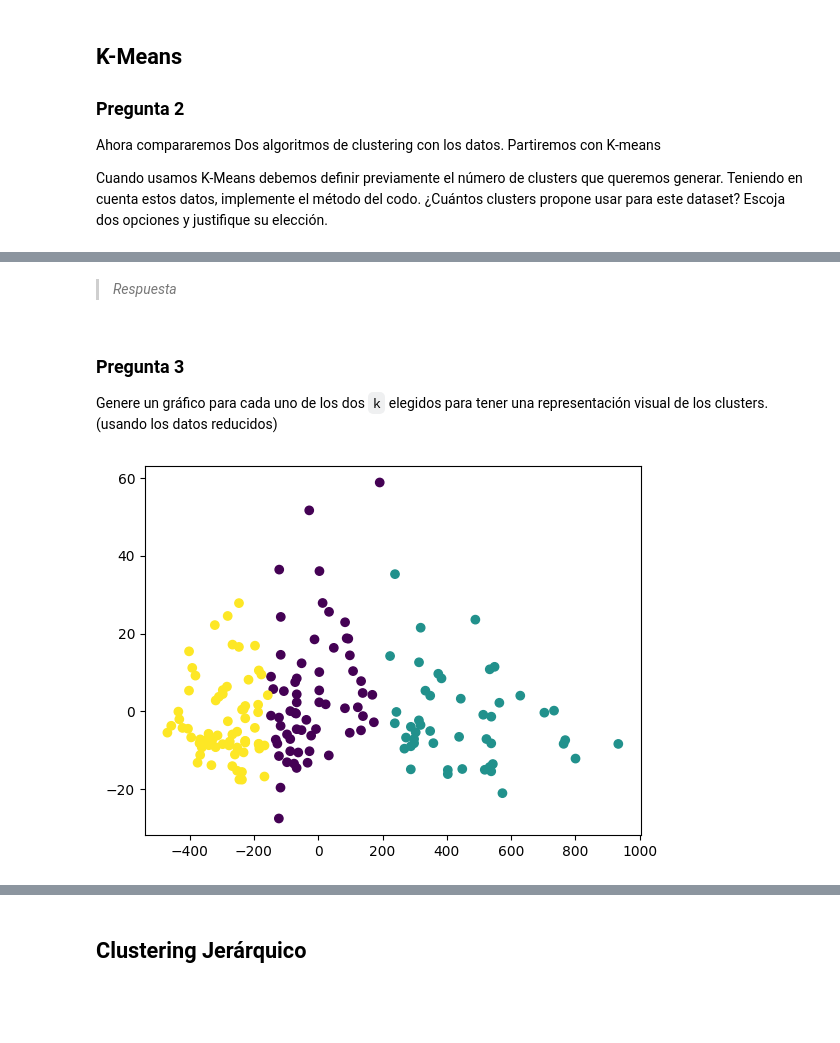
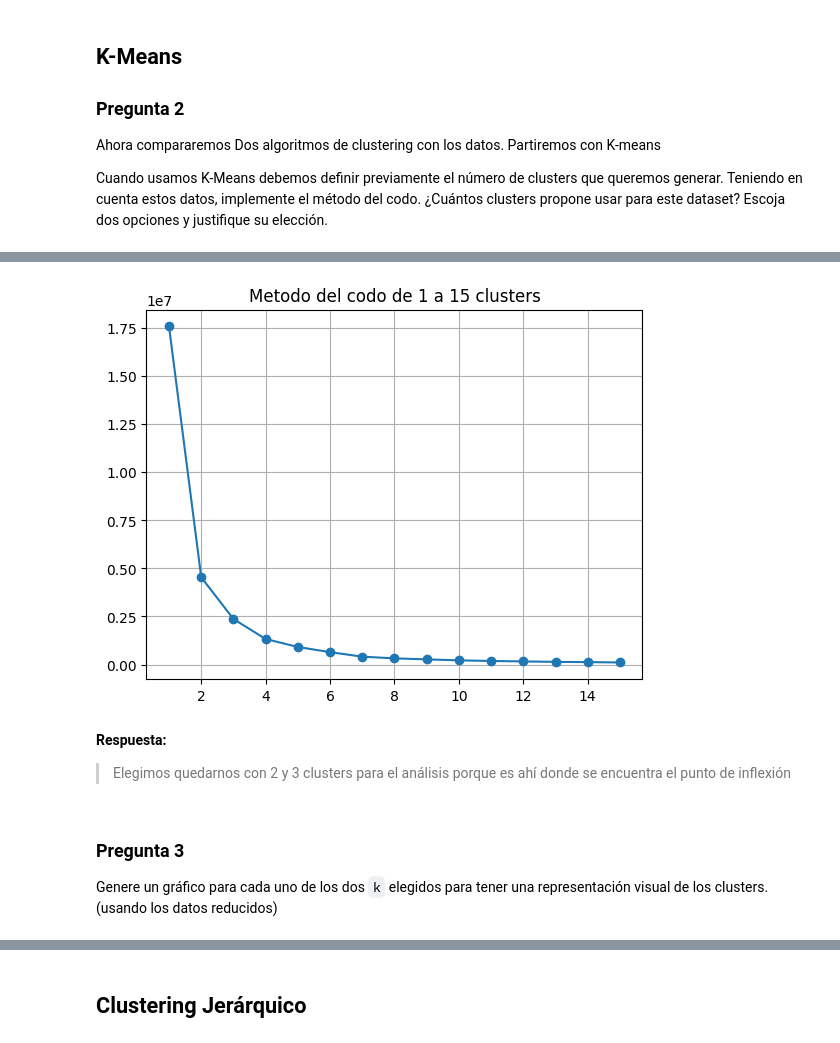
Before and after one commit to andyreus17/mineria, a Jupyter notebook: Laboratorio_5.ipynb, the cells around one changed output, grey strips where cells are left out. Cells and saved outputs as stored; diff of their text form; code cells hidden in the pictures; blank space fills up the shorter version.

```diff
--- a/Laboratorio_5.ipynb
+++ b/Laboratorio_5.ipynb
@@ -79,10 +78,28 @@ from sklearn.cluster import KMeans
-# %% [markdown]
-> *Respuesta*
+# %%
+from sklearn.cluster import KMeans
+
+# Escriba su código aquí
+sse = []
+
+clusters = list(range(1, 16))
+for k in clusters:
+    kmeans = KMeans(n_clusters=k, n_init=10).fit(X_reduced)
+    sse.append(kmeans.inertia_)
+
+plt.plot(clusters, sse, marker="o")
+plt.title("Metodo del codo de 1 a 15 clusters")
+plt.grid(True)
+plt.show()
+# %% [output]
+[figure, added]
+# %% [markdown]
+**Respuesta:**
+
+> Elegimos quedarnos con 2 y 3 clusters para el análisis porque es ahí donde se encuentra el punto de inflexión
 # %% [markdown]
 ### Pregunta 3
 
  Genere un gráfico para cada uno de los dos `k` elegidos para tener una representación visual de los clusters. (usando los datos reducidos)
 # %%
 # Escriba su código aquí
+kmeans = KMeans(n_clusters=2, n_init=10).fit(X_reduced)
-# %% [output]
-[figure, removed]
```
Also changed, not shown: parts of 32 cells of this notebook, 1 other file.
